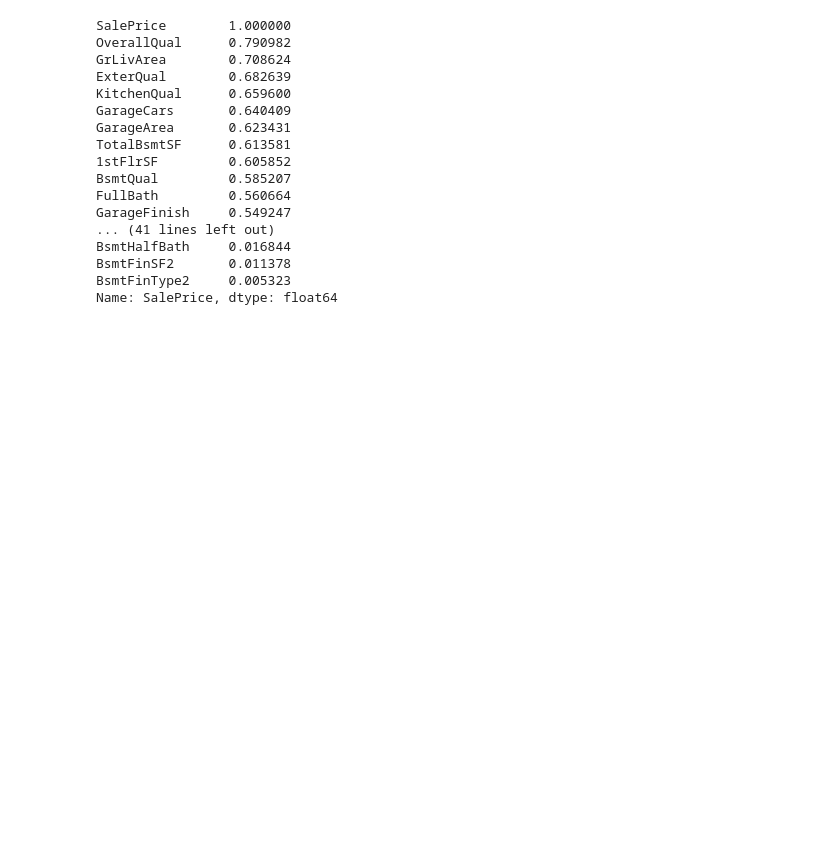
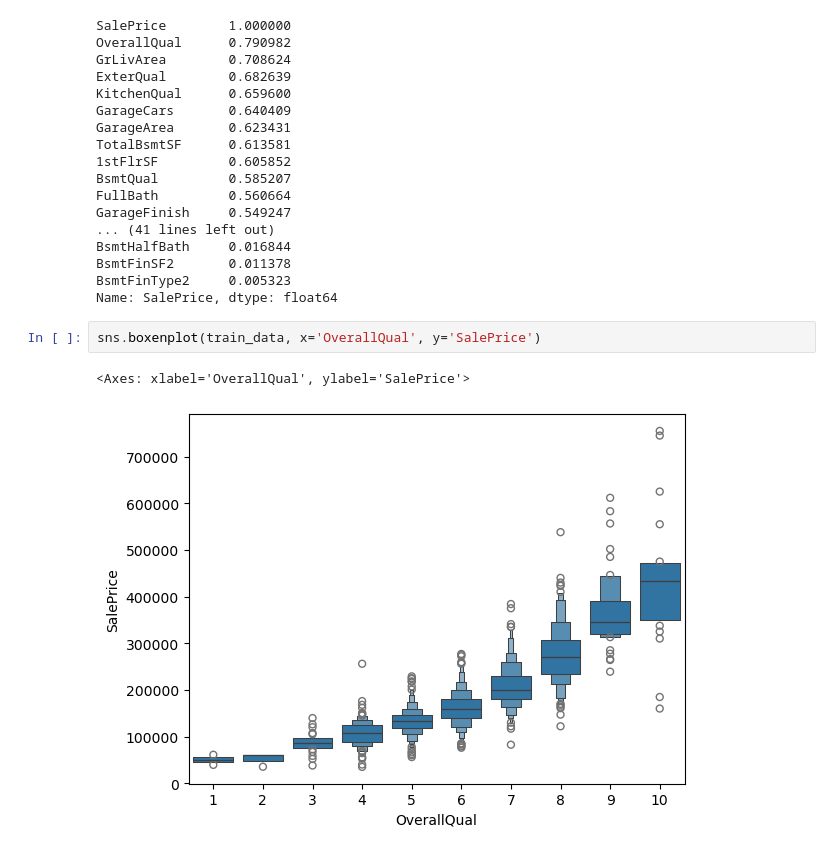
Before and after one commit to Chocomilkteaa/House-Prices, a Jupyter notebook: eda2.ipynb, the cells around one changed output. Cells and saved outputs as stored; diff of their text form; blank space fills up the shorter version.

```diff
--- a/eda2.ipynb
+++ b/eda2.ipynb
@@ -208,3 +297,8 @@ BsmtHalfBath     0.016844
 BsmtFinSF2       0.011378
 BsmtFinType2     0.005323
 Name: SalePrice, dtype: float64
+# %%
+sns.boxenplot(train_data, x='OverallQual', y='SalePrice')
+# %% [output]
+<Axes: xlabel='OverallQual', ylabel='SalePrice'>
+[figure, added]
```
Also changed, not shown: parts of 23 cells of this notebook, 2 other files.
